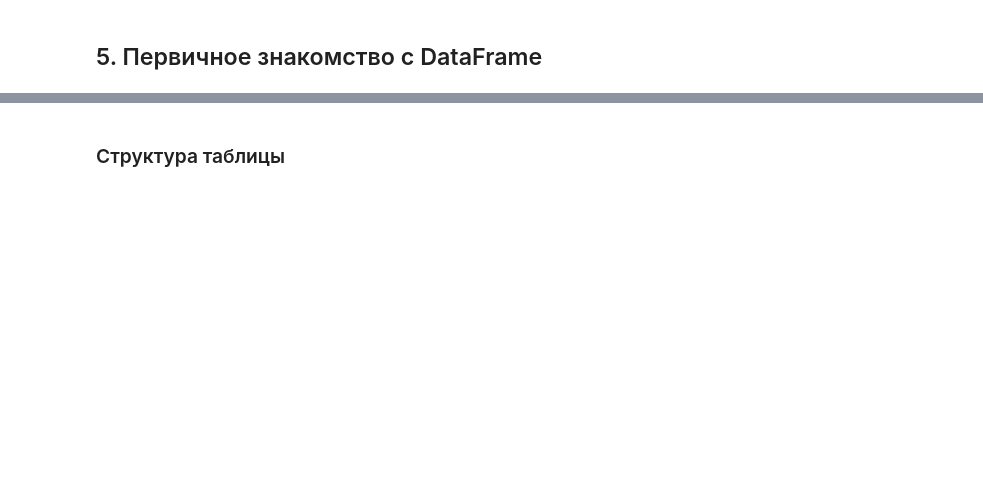
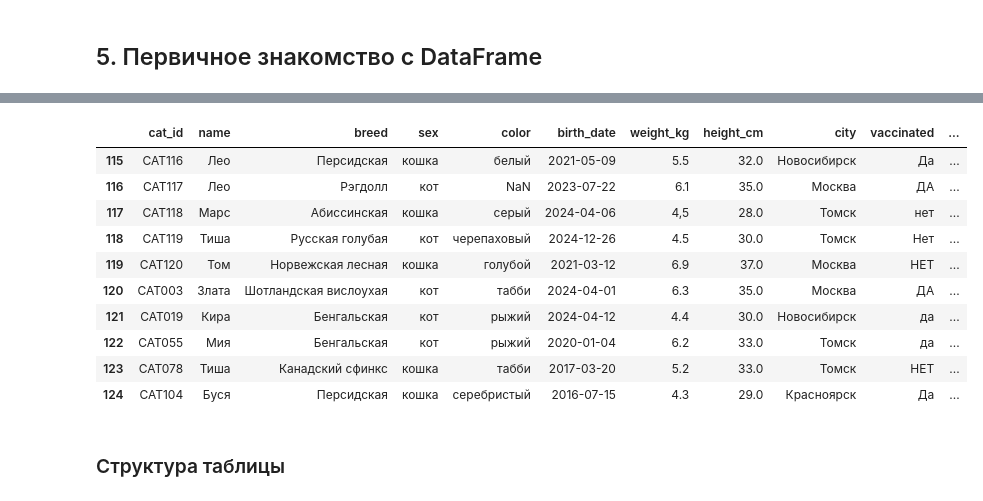
Before and after one commit to golubnichiy/bigdata_26_08, a Jupyter notebook: pandas_1_base.ipynb, the cells around one changed output, grey strips where cells are left out. Drawn from its saved outputs; the diff is of its cells as text; code cells hidden in the pictures; blank space fills up the shorter version.

```diff
--- a/pandas_1_base.ipynb
+++ b/pandas_1_base.ipynb
@@ -35,2 +114,16 @@ import pandas as pd
+# %%
+cats.tail(n=10)
+# %% [output]
+|  | cat_id | name | breed | sex | color | birth_date | weight_kg | height_cm | city | vaccinated | ... |
+| 115 | CAT116 | Лео | Персидская | кошка | белый | 2021-05-09 | 5.5 | 32.0 | Новосибирск | Да | ... |
+| 116 | CAT117 | Лео | Рэгдолл | кот | NaN | 2023-07-22 | 6.1 | 35.0 | Москва | ДА | ... |
+| 117 | CAT118 | Марс | Абиссинская | кошка | серый | 2024-04-06 | 4,5 | 28.0 | Томск | нет | ... |
+| 118 | CAT119 | Тиша | Русская голубая | кот | черепаховый | 2024-12-26 | 4.5 | 30.0 | Томск | Нет | ... |
+| 119 | CAT120 | Том | Норвежская лесная | кошка | голубой | 2021-03-12 | 6.9 | 37.0 | Москва | НЕТ | ... |
+| 120 | CAT003 | Злата | Шотландская вислоухая | кот | табби | 2024-04-01 | 6.3 | 35.0 | Москва | ДА | ... |
+| 121 | CAT019 | Кира | Бенгальская | кот | рыжий | 2024-04-12 | 4.4 | 30.0 | Новосибирск | да | ... |
+| 122 | CAT055 | Мия | Бенгальская | кот | рыжий | 2020-01-04 | 6.2 | 33.0 | Томск | да | ... |
+| 123 | CAT078 | Тиша | Канадский сфинкс | кошка | табби | 2017-03-20 | 5.2 | 33.0 | Томск | НЕТ | ... |
+| 124 | CAT104 | Буся | Персидская | кошка | серебристый | 2016-07-15 | 4.3 | 29.0 | Красноярск | Да | ... |
 # %% [markdown]
 ### Структура таблицы
```
Also changed, not shown: parts of 34 cells of this notebook.
